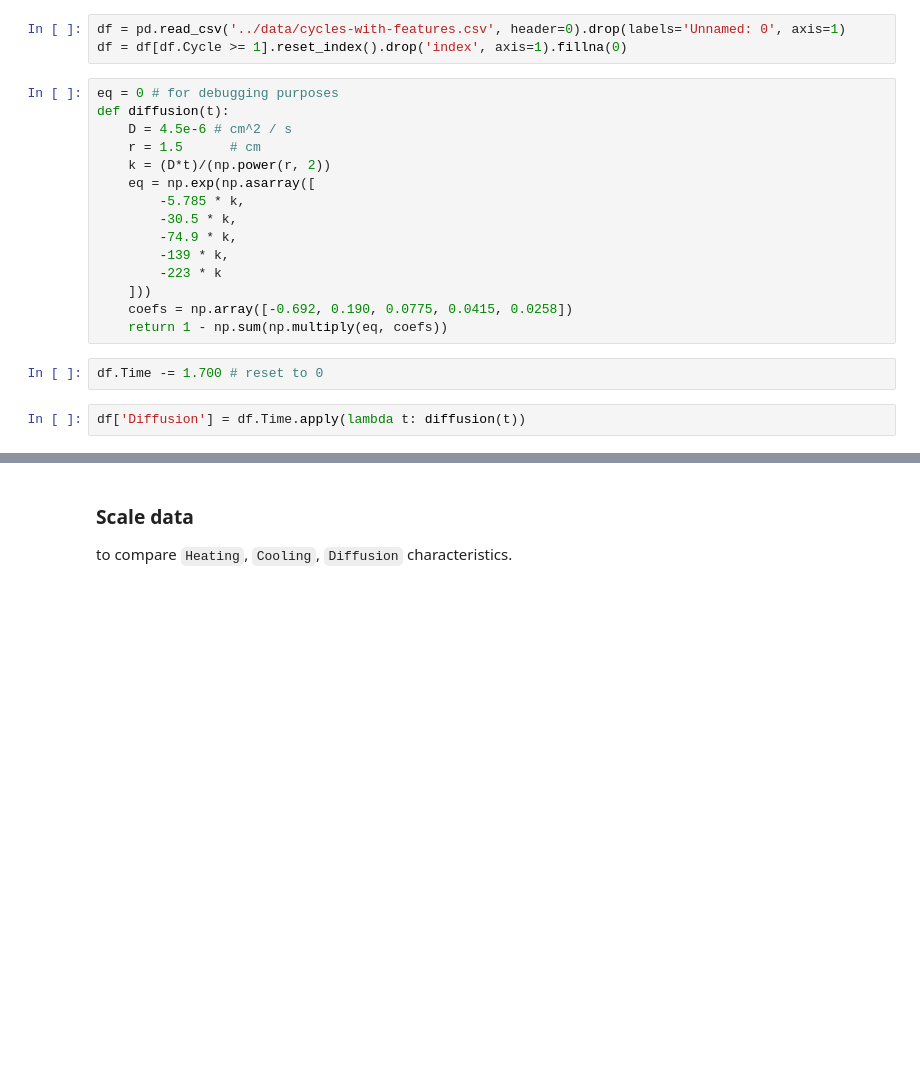
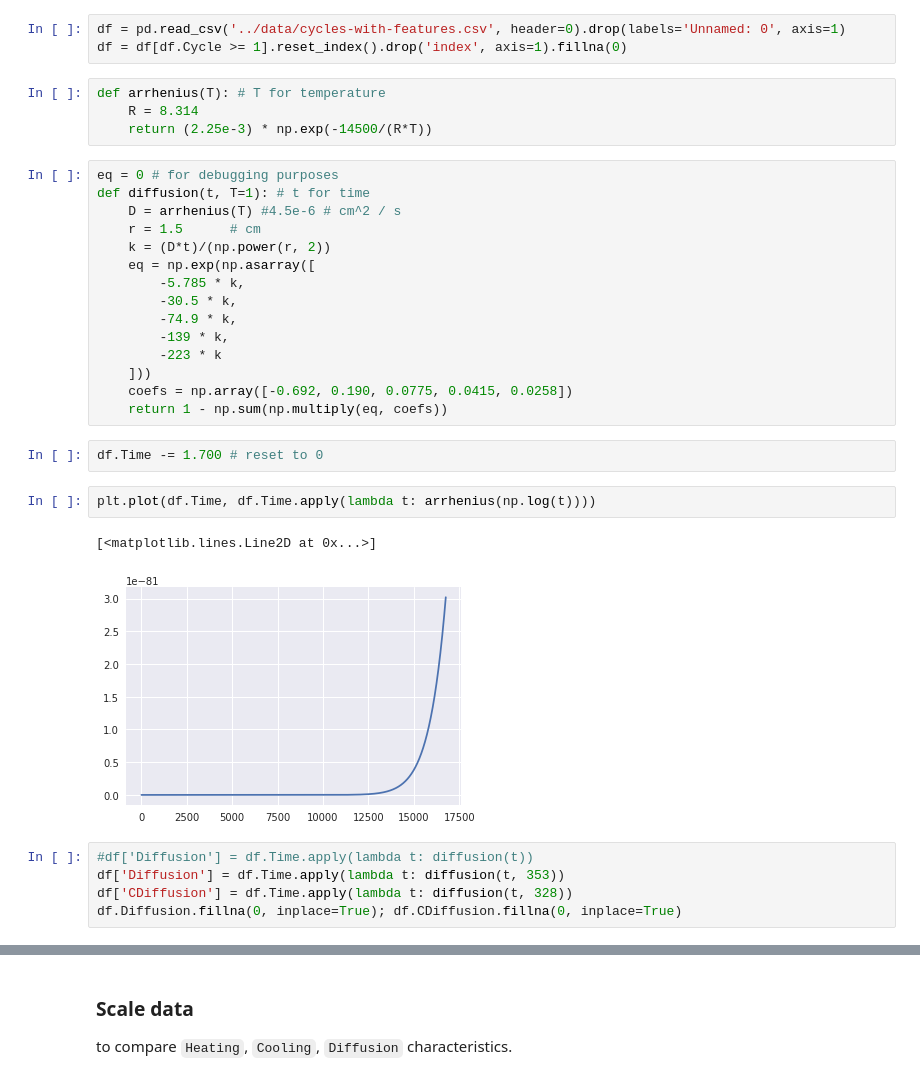
Before and after one commit to Columbia-Creative-Machines-Lab/muscle-prediction, a Jupyter notebook: regression/diffusion.ipynb, the cells around one changed output, grey strips where cells are left out. Saved outputs shown, nothing was run; the diff lists cells and outputs as text; blank space fills up the shorter version.

```diff
--- a/regression/diffusion.ipynb
+++ b/regression/diffusion.ipynb
@@ -13,10 +13,14 @@ sns.set()
 # %%
 df = pd.read_csv('../data/cycles-with-features.csv', header=0).drop(labels='Unnamed: 0', axis=1)
 df = df[df.Cycle >= 1].reset_index().drop('index', axis=1).fillna(0)
+# %%
+def arrhenius(T): # T for temperature
+    R = 8.314
+    return (2.25e-3) * np.exp(-14500/(R*T))
 # %%
 eq = 0 # for debugging purposes
-def diffusion(t):
-    D = 4.5e-6 # cm^2 / s
+def diffusion(t, T=1): # t for time
+    D = arrhenius(T) #4.5e-6 # cm^2 / s
     r = 1.5      # cm
     k = (D*t)/(np.power(r, 2))
     eq = np.exp(np.asarray([
@@ -31,6 +35,14 @@ def diffusion(t):
 # %%
 df.Time -= 1.700 # reset to 0
 # %%
-df['Diffusion'] = df.Time.apply(lambda t: diffusion(t))
+plt.plot(df.Time, df.Time.apply(lambda t: arrhenius(np.log(t))))
+# %% [output]
+[<matplotlib.lines.Line2D at 0x...>]
+[figure, added]
+# %%
+#df['Diffusion'] = df.Time.apply(lambda t: diffusion(t))
+df['Diffusion'] = df.Time.apply(lambda t: diffusion(t, 353))
+df['CDiffusion'] = df.Time.apply(lambda t: diffusion(t, 328))
+df.Diffusion.fillna(0, inplace=True); df.CDiffusion.fillna(0, inplace=True)
 # %%
 fig, ax = plt.subplots(figsize=(20,8))
```
Also changed, not shown: parts of 7 cells of this notebook.
